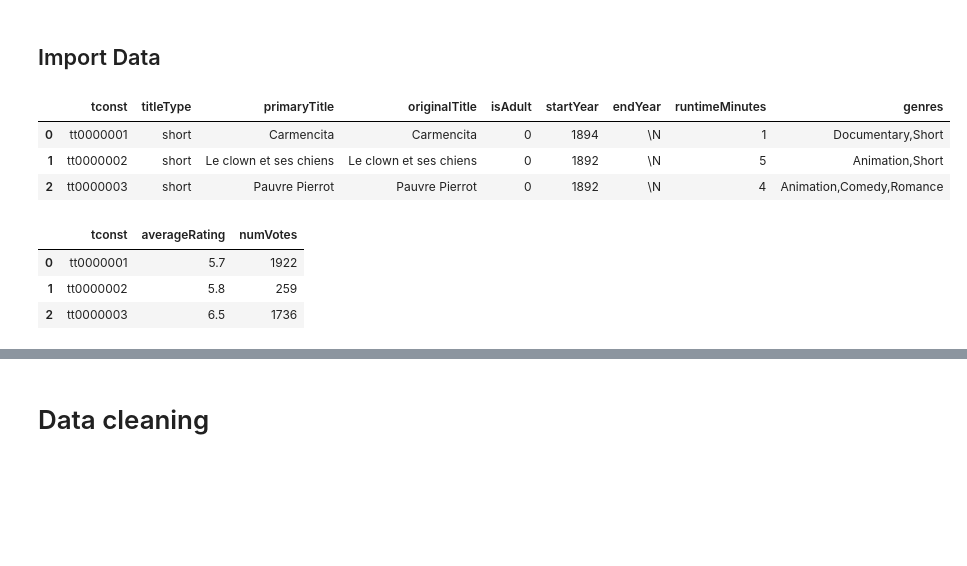
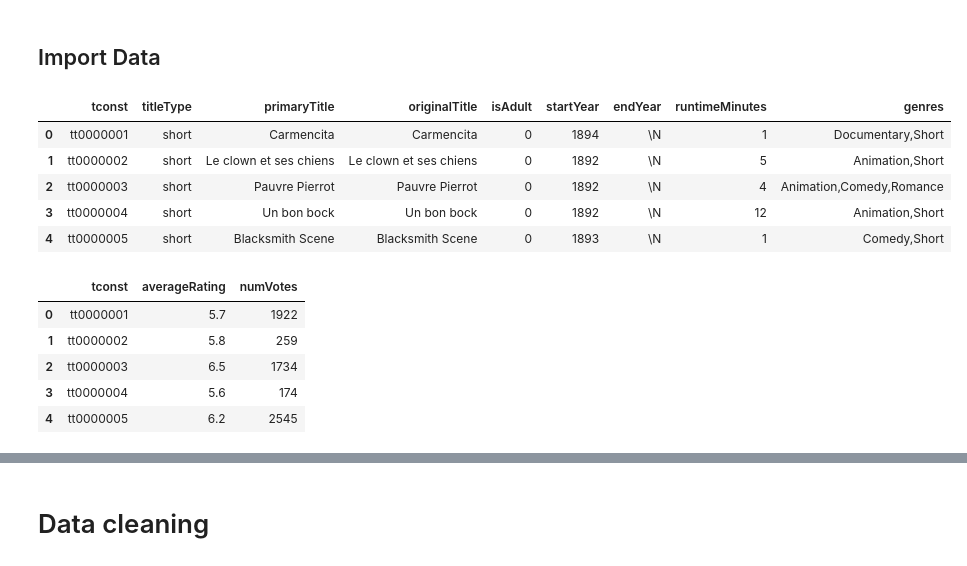
Before and after one commit to louisleger/ada-final-project, a Jupyter notebook: src/Data_Cleaning.ipynb, the cells around one changed output, grey strips where cells are left out. Cells and saved outputs as stored; diff of their text form; code cells hidden in the pictures; blank space fills up the shorter version.

```diff
--- a/src/Data_Cleaning.ipynb
+++ b/src/Data_Cleaning.ipynb
@@ -11,17 +13,21 @@ titles_imdb = pd.read_csv('../data/title.basics.tsv.gz', sep='\t', compression='
 ratings_imdb = pd.read_csv('../data/title.ratings.tsv.gz', sep='\t', compression='gzip')
 budgets_kaggle = pd.read_csv('../data/kaggle_movies_metadata.csv')
 # %%
-titles_imdb.head(3)
+titles_imdb.head()
 # %% [output]
 |  | tconst | titleType | primaryTitle | originalTitle | isAdult | startYear | endYear | runtimeMinutes | genres |
 | 0 | tt0000001 | short | Carmencita | Carmencita | 0 | 1894 | \N | 1 | Documentary,Short |
 | 1 | tt0000002 | short | Le clown et ses chiens | Le clown et ses chiens | 0 | 1892 | \N | 5 | Animation,Short |
 | 2 | tt0000003 | short | Pauvre Pierrot | Pauvre Pierrot | 0 | 1892 | \N | 4 | Animation,Comedy,Romance |
+| 3 | tt0000004 | short | Un bon bock | Un bon bock | 0 | 1892 | \N | 12 | Animation,Short |
+| 4 | tt0000005 | short | Blacksmith Scene | Blacksmith Scene | 0 | 1893 | \N | 1 | Comedy,Short |
 # %%
-ratings_imdb.head(3)
+ratings_imdb.head()
 # %% [output]
 |  | tconst | averageRating | numVotes |
 | 0 | tt0000001 | 5.7 | 1922 |
 | 1 | tt0000002 | 5.8 | 259 |
-| 2 | tt0000003 | 6.5 | 1736 |
+| 2 | tt0000003 | 6.5 | 1734 |
+| 3 | tt0000004 | 5.6 | 174 |
+| 4 | tt0000005 | 6.2 | 2545 |
 # %%
```
Also changed, not shown: parts of 31 cells of this notebook, 7 other files.
